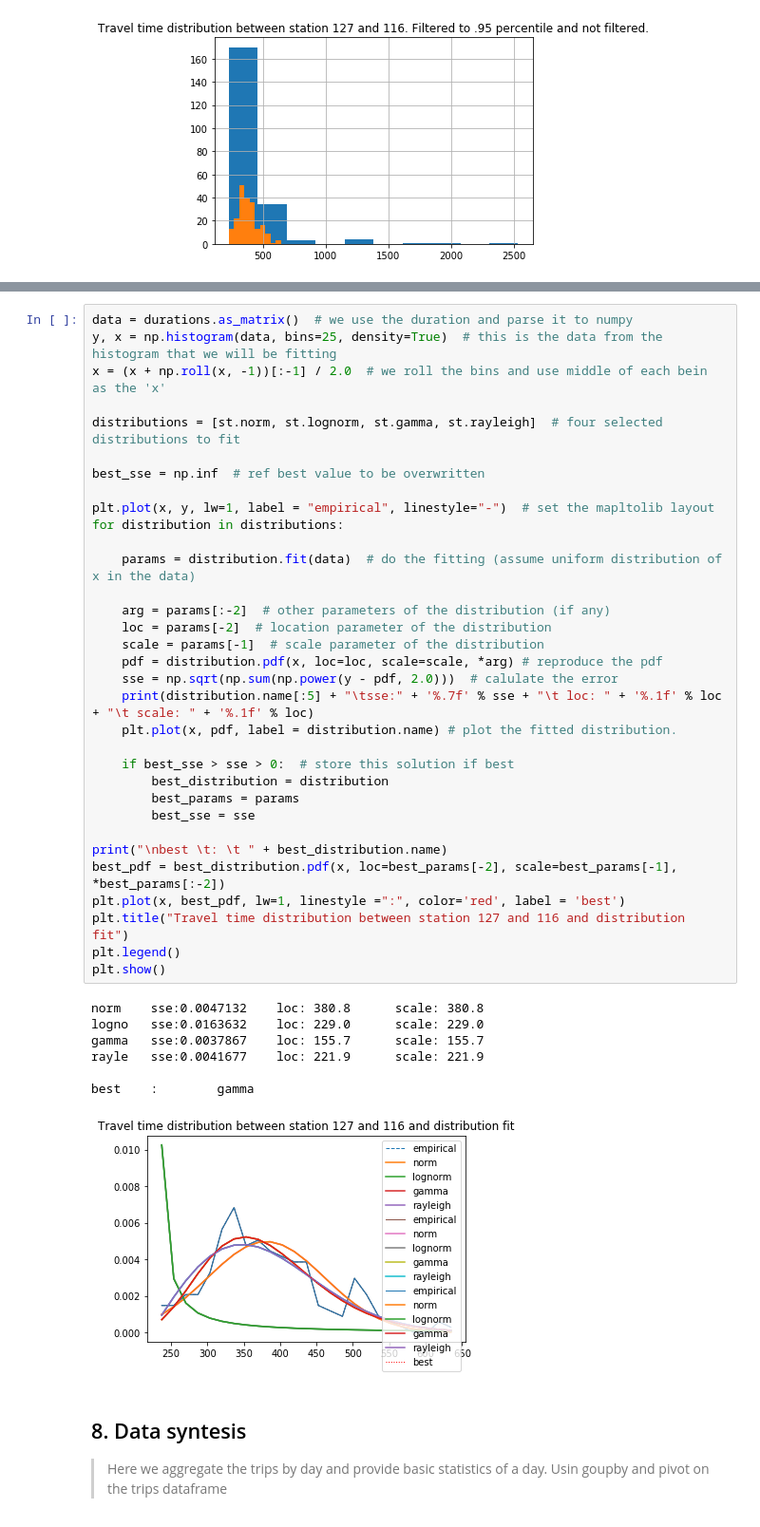
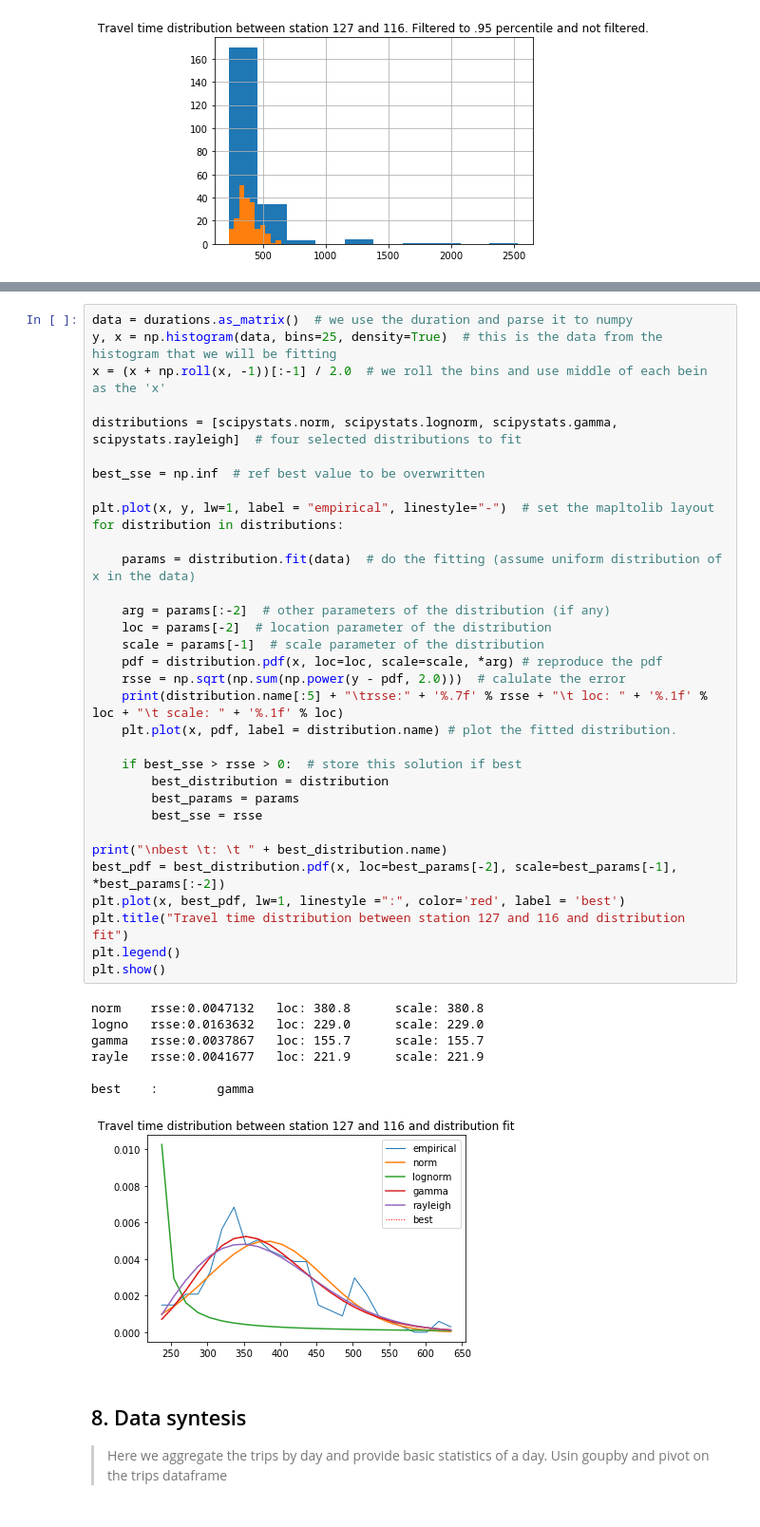
Before and after one commit to RafalKucharskiPK/DataScience_for_TransportationResearch, a Jupyter notebook: demo.ipynb, the cells around one changed output, grey strips where cells are left out. Shown at 95% size. Saved outputs shown, nothing was run; the diff lists cells and outputs as text.

```diff
--- a/demo.ipynb
+++ b/demo.ipynb
@@ -350,43 +360,43 @@ plt.show()
 data = durations.as_matrix()  # we use the duration and parse it to numpy
 y, x = np.histogram(data, bins=25, density=True)  # this is the data from the histogram that we will be fitting
 x = (x + np.roll(x, -1))[:-1] / 2.0  # we roll the bins and use middle of each bein as the 'x'
 
-distributions = [st.norm, st.lognorm, st.gamma, st.rayleigh]  # four selected distributions to fit
+distributions = [scipystats.norm, scipystats.lognorm, scipystats.gamma, scipystats.rayleigh]  # four selected distributions to fit
 
 best_sse = np.inf  # ref best value to be overwritten
 
 plt.plot(x, y, lw=1, label = "empirical", linestyle="-")  # set the mapltolib layout
 for distribution in distributions:
 
     params = distribution.fit(data)  # do the fitting (assume uniform distribution of x in the data)
 
     arg = params[:-2]  # other parameters of the distribution (if any)
     loc = params[-2]  # location parameter of the distribution
     scale = params[-1]  # scale parameter of the distribution
     pdf = distribution.pdf(x, loc=loc, scale=scale, *arg) # reproduce the pdf
-    sse = np.sqrt(np.sum(np.power(y - pdf, 2.0)))  # calulate the error
-    print(distribution.name[:5] + "\tsse:" + '%.7f' % sse + "\t loc: " + '%.1f' % loc + "\t scale: " + '%.1f' % loc)
+    rsse = np.sqrt(np.sum(np.power(y - pdf, 2.0)))  # calulate the error
+    print(distribution.name[:5] + "\trsse:" + '%.7f' % rsse + "\t loc: " + '%.1f' % loc + "\t scale: " + '%.1f' % loc)
     plt.plot(x, pdf, label = distribution.name) # plot the fitted distribution.
 
-    if best_sse > sse > 0:  # store this solution if best
+    if best_sse > rsse > 0:  # store this solution if best
         best_distribution = distribution
         best_params = params
-        best_sse = sse
+        best_sse = rsse
 
 print("\nbest \t: \t " + best_distribution.name)
 best_pdf = best_distribution.pdf(x, loc=best_params[-2], scale=best_params[-1], *best_params[:-2])
 plt.plot(x, best_pdf, lw=1, linestyle =":", color='red', label = 'best')
 plt.title("Travel time distribution between station 127 and 116 and distribution fit")
 plt.legend()
 plt.show()
 # %% [output]
-norm    sse:0.0047132    loc: 380.8      scale: 380.8
-logno   sse:0.0163632    loc: 229.0      scale: 229.0
-gamma   sse:0.0037867    loc: 155.7      scale: 155.7
-rayle   sse:0.0041677    loc: 221.9      scale: 221.9
+norm    rsse:0.0047132   loc: 380.8      scale: 380.8
+logno   rsse:0.0163632   loc: 229.0      scale: 229.0
+gamma   rsse:0.0037867   loc: 155.7      scale: 155.7
+rayle   rsse:0.0041677   loc: 221.9      scale: 221.9
 
 best    :        gamma
-[figure, old version]
+[figure, new version]
 # %% [markdown]
 ## 8. Data syntesis
 > Here we aggregate the trips by day and provide basic statistics of a day. Usin goupby and pivot on the trips dataframe
```
Also changed, not shown: parts of 19 cells of this notebook.
